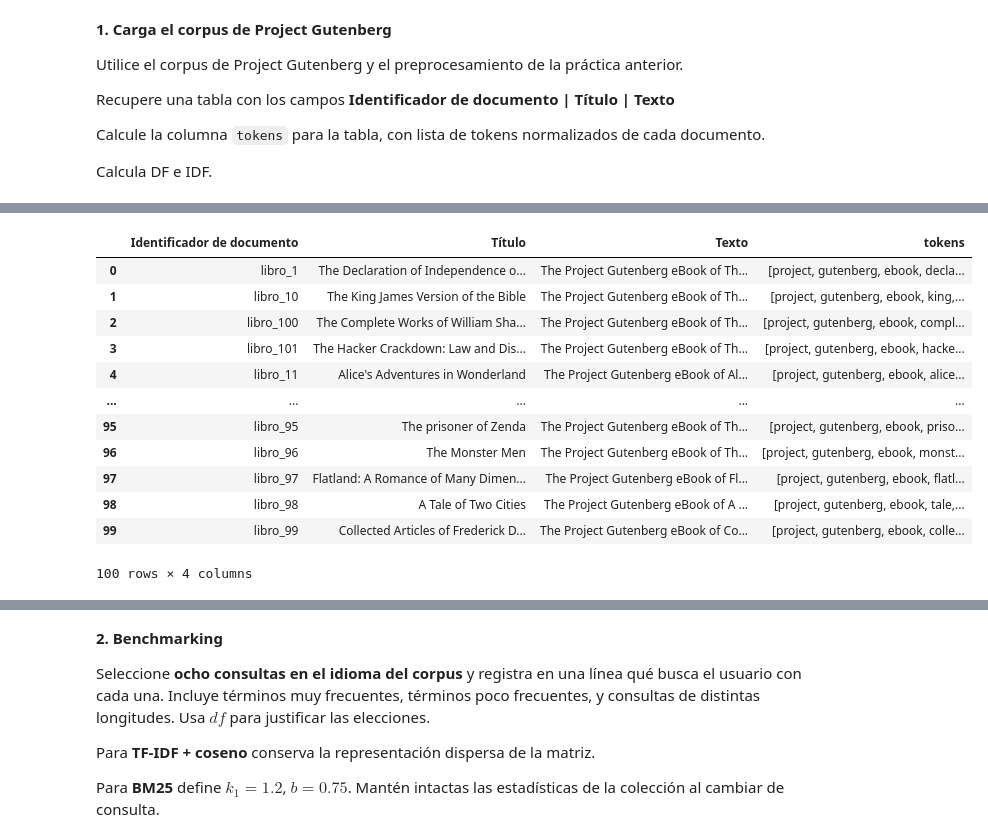
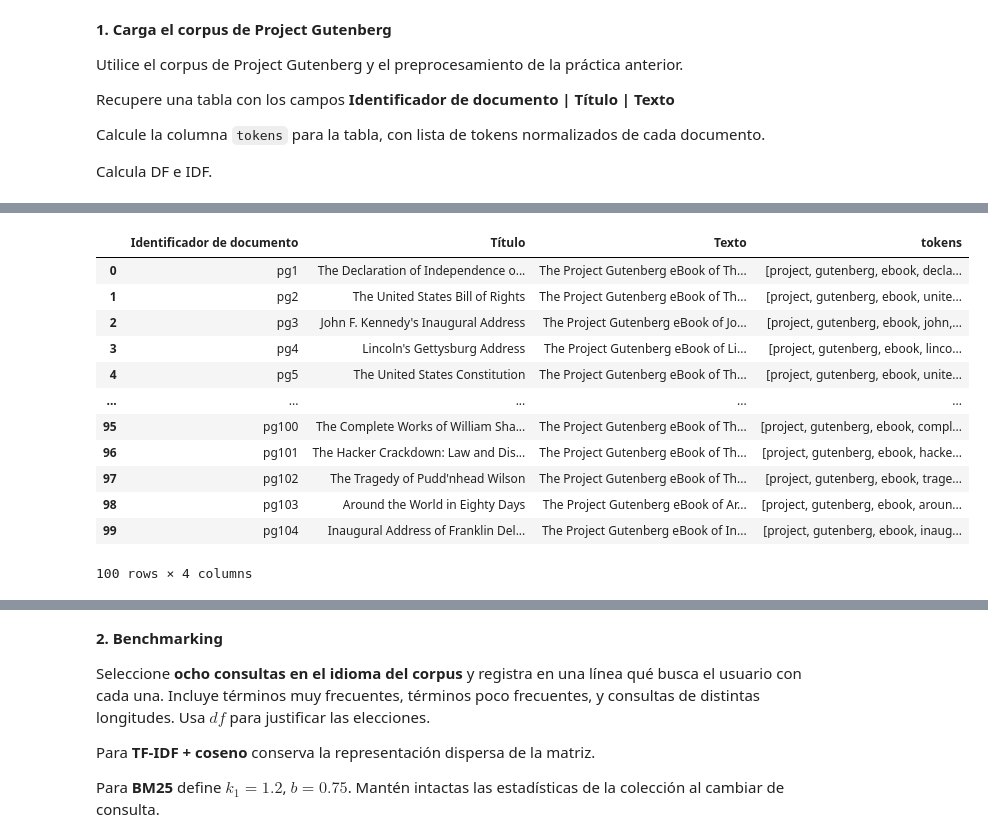
Before and after one commit to BrandonFreire/Notebooks-RI, a Jupyter notebook: IB/BM25/04_bm25.ipynb, the cells around one changed output, grey strips where cells are left out. Saved outputs shown, nothing was run; the diff lists cells and outputs as text; code cells hidden in the pictures.

```diff
--- a/IB/BM25/04_bm25.ipynb
+++ b/IB/BM25/04_bm25.ipynb
@@ -24,32 +24,46 @@ from collections import Counter
 import numpy as np
 import pandas as pd
 from IPython.display import display
-from sklearn.datasets import load_files
 
-# Ruta al corpus de Project Gutenberg (reutilizando la carpeta de la práctica anterior)
-ruta_corpus = '../Modelo vectorial/txt-files'
-corpus = load_files(ruta_corpus, encoding='utf-8', shuffle=False)
+# Ruta al corpus de Project Gutenberg en la carpeta epub
+ruta_corpus = '../epub'
+limite_libros = 100
 
-textos_originales = corpus.data
-N = len(textos_originales)
-print(f"Se cargaron {N} documentos.")
+# Obtener las carpetas numéricas de los libros y ordenarlas
+carpetas = []
+for nombre in os.listdir(ruta_corpus):
+    if nombre.isdigit():
+        carpetas.append(nombre)
+carpetas.sort(key=int)
 
-# Identificador de cada documento: nombre del archivo sin extensión (ej. libro_11)
-ids_documentos = [
-    os.path.basename(ruta).replace('.txt', '')
-    for ruta in corpus.filenames
-]
-
-# Línea que empieza con "Title:" en la cabecera de Gutenberg
+# Función para obtener el título desde la cabecera de Gutenberg
 def obtener_titulo(texto):
     for linea in texto.split('\n'):
         if linea.startswith('Title:'):
             return linea.replace('Title:', '').strip()
     return 'Sin título'
 
-titulos = [obtener_titulo(texto) for texto in textos_originales]
+ids_documentos = []
+titulos = []
+textos_originales = []
 
-# Stopwords y preprocesamiento de la práctica anterior
+for carpeta in carpetas:
+    ruta_archivo = os.path.join(ruta_corpus, carpeta, f'pg{carpeta}.txt')
+    if os.path.exists(ruta_archivo):
+        with open(ruta_archivo, 'r', encoding='utf-8', errors='ignore') as f:
+            texto = f.read()
+
+        ids_documentos.append(f'pg{carpeta}')
+        titulos.append(obtener_titulo(texto))
+        textos_originales.append(texto)
+
+        if len(textos_originales) == limite_libros:
+            break
+
+N = len(textos_originales)
+print(f"Se cargaron {N} documentos desde '{ruta_corpus}'.")
+
+# Stopwords
 stopwords = {
     "the", "and", "to", "of", "a", "i", "in", "it",
     "that", "was", "he", "is", "for", "as", "on", "with"
@@ -62,7 +76,7 @@ def preprocesar(texto):
     texto_limpio = texto_limpio.translate(str.maketrans('', '', string.punctuation))
     # 3. Dividir en lista de palabras (tokenizar)
     palabras = texto_limpio.split()
-    # 4. Filtrar stopwords y conservar solo palabras alfabéticas
+    # 4. Filtrar stopwords y números
     palabras_filtradas = [p for p in palabras if p not in stopwords and p.isalpha()]
     return palabras_filtradas
 
@@ -72,25 +86,34 @@ tabla_corpus = pd.DataFrame({
     'Título': titulos,
     'Texto': textos_originales
 })
-tabla_corpus['tokens'] = [preprocesar(texto) for texto in tabla_corpus['Texto']]
+
+lista_tokens = []
+for texto in tabla_corpus['Texto']:
+    lista_tokens.append(preprocesar(texto))
+
+tabla_corpus['tokens'] = lista_tokens
 
 pd.set_option('display.max_colwidth', 60)
 print("\nTabla del corpus (con columna tokens):")
 display(tabla_corpus)
 
-# Cálculo de DF e IDF para todo el vocabulario
-conteo_df = Counter()
+# Calcular DF contando cada documento una sola vez por término
+df_terminos = {}
 for tokens_doc in tabla_corpus['tokens']:
-    conteo_df.update(set(tokens_doc))
+    for termino in set(tokens_doc):
+        if termino not in df_terminos:
+            df_terminos[termino] = 0
+        df_terminos[termino] += 1
 
-vocabulario = sorted(conteo_df.keys())
+vocabulario = sorted(df_terminos.keys())
 
 # IDF(t) = ln(N / DF(t)) + 1
 def calcular_idf(df, total_docs):
     return math.log(total_docs / df) + 1
 
-df_terminos = {t: conteo_df[t] for t in vocabulario}
-idf_terminos = {t: calcular_idf(conteo_df[t], N) for t in vocabulario}
+idf_terminos = {}
+for termino in vocabulario:
+    idf_terminos[termino] = calcular_idf(df_terminos[termino], N)
 
 tabla_df_idf = pd.DataFrame({
     'Término': vocabulario,
@@ -112,13 +132,13 @@ Muestra de DF e IDF (términos de ejemplo):
 |  | Identificador de documento | Título | Texto | tokens |
-| 0 | libro_1 | The Declaration of Independence o... | The Project Gutenberg eBook of Th... | [project, gutenberg, ebook, decla... |
-| 1 | libro_10 | The King James Version of the Bible | The Project Gutenberg eBook of Th... | [project, gutenberg, ebook, king,... |
-| 2 | libro_100 | The Complete Works of William Sha... | The Project Gutenberg eBook of Th... | [project, gutenberg, ebook, compl... |
-| 3 | libro_101 | The Hacker Crackdown: Law and Dis... | The Project Gutenberg eBook of Th... | [project, gutenberg, ebook, hacke... |
-| 4 | libro_11 | Alice's Adventures in Wonderland | The Project Gutenberg eBook of Al... | [project, gutenberg, ebook, alice... |
+| 0 | pg1 | The Declaration of Independence o... | The Project Gutenberg eBook of Th... | [project, gutenberg, ebook, decla... |
+| 1 | pg2 | The United States Bill of Rights | The Project Gutenberg eBook of Th... | [project, gutenberg, ebook, unite... |
+| 2 | pg3 | John F. Kennedy's Inaugural Address | The Project Gutenberg eBook of Jo... | [project, gutenberg, ebook, john,... |
+| 3 | pg4 | Lincoln's Gettysburg Address | The Project Gutenberg eBook of Li... | [project, gutenberg, ebook, linco... |
+| 4 | pg5 | The United States Constitution | The Project Gutenberg eBook of Th... | [project, gutenberg, ebook, unite... |
 | ... | ... | ... | ... | ... |
-| 95 | libro_95 | The prisoner of Zenda | The Project Gutenberg eBook of Th... | [project, gutenberg, ebook, priso... |
-| 96 | libro_96 | The Monster Men | The Project Gutenberg eBook of Th... | [project, gutenberg, ebook, monst... |
-| 97 | libro_97 | Flatland: A Romance of Many Dimen... | The Project Gutenberg eBook of Fl... | [project, gutenberg, ebook, flatl... |
-| 98 | libro_98 | A Tale of Two Cities | The Project Gutenberg eBook of A ... | [project, gutenberg, ebook, tale,... |
-| 99 | libro_99 | Collected Articles of Frederick D... | The Project Gutenberg eBook of Co... | [project, gutenberg, ebook, colle... |
+| 95 | pg100 | The Complete Works of William Sha... | The Project Gutenberg eBook of Th... | [project, gutenberg, ebook, compl... |
+| 96 | pg101 | The Hacker Crackdown: Law and Dis... | The Project Gutenberg eBook of Th... | [project, gutenberg, ebook, hacke... |
+| 97 | pg102 | The Tragedy of Pudd'nhead Wilson | The Project Gutenberg eBook of Th... | [project, gutenberg, ebook, trage... |
+| 98 | pg103 | Around the World in Eighty Days | The Project Gutenberg eBook of Ar... | [project, gutenberg, ebook, aroun... |
+| 99 | pg104 | Inaugural Address of Franklin Del... | The Project Gutenberg eBook of In... | [project, gutenberg, ebook, inaug... |
 100 rows × 4 columns
```
Also changed, not shown: parts of 6 cells of this notebook.
